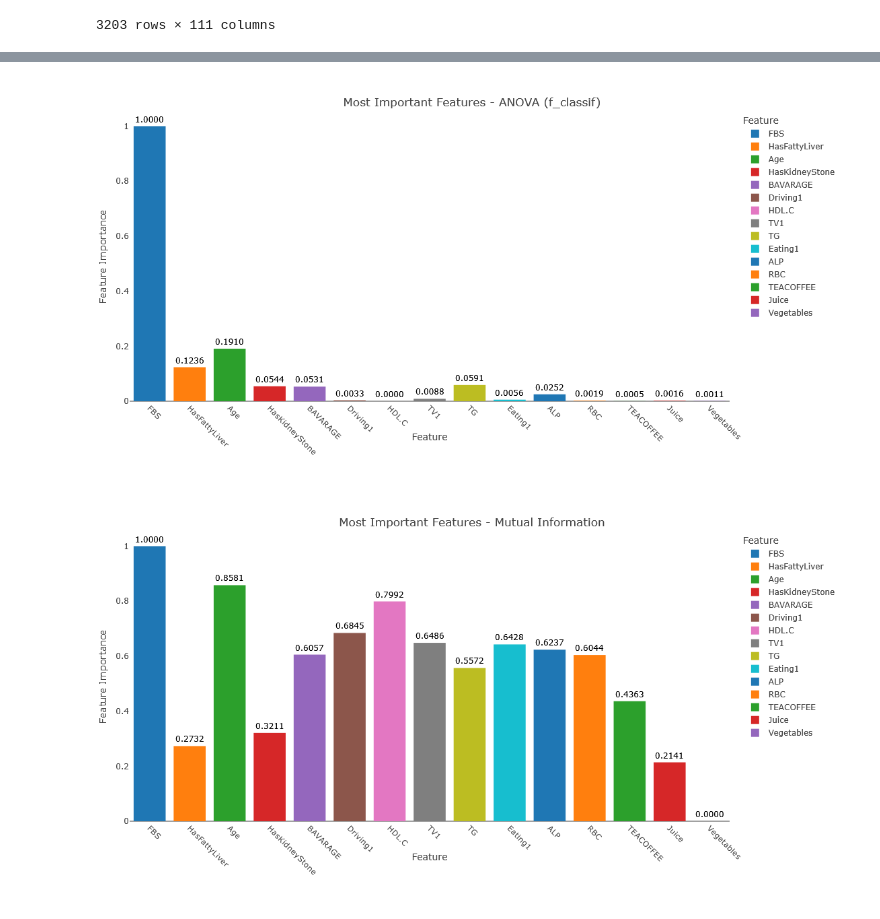
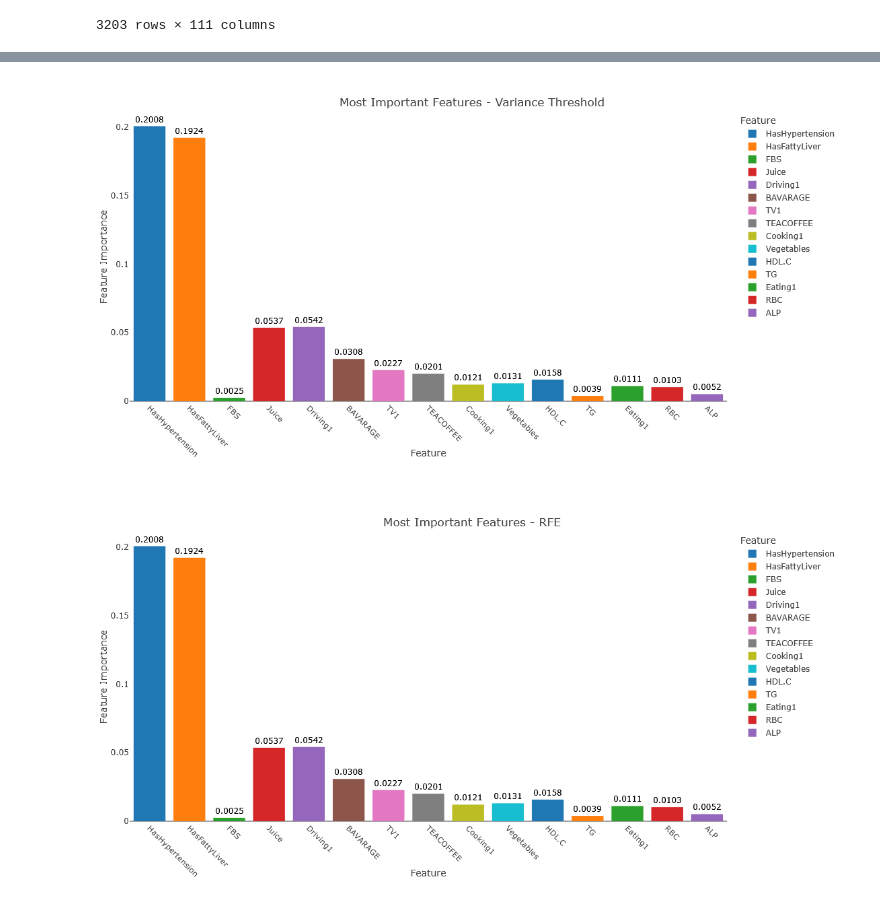
Before and after one commit to salehnasab/FeatureSelection, a Jupyter notebook: DMPrediction-FS.ipynb, the cells around one changed output, grey strips where cells are left out. Drawn from its saved outputs; the diff is of its cells as text; code cells hidden in the pictures.

```diff
--- a/DMPrediction-FS.ipynb
+++ b/DMPrediction-FS.ipynb
@@ -392,28 +384,15 @@ import kaleido
 # %%
 # Define feature selection methods
 methods = {
-    'ANOVA (f_classif)': SelectKBest(score_func=f_classif, k='all'),
-    'Mutual Information': SelectKBest(score_func=mutual_info_classif, k='all'),
-    'Chi-Square Test': SelectKBest(score_func=chi2, k='all'),
     'Variance Threshold': VarianceThreshold(),
     'RFE': RFE(estimator=LogisticRegression(), n_features_to_select=5),
     'Lasso (L1)': SelectFromModel(LassoCV(), max_features=5),
     'SelectFromModel (Random Forest)': SelectFromModel(RandomForestClassifier(random_state=42), max_features=5),
     'Extra Trees Classifier': ExtraTreesClassifier(random_state=42),
     'Boruta': BorutaPy(RandomForestClassifier(n_jobs=-1, max_depth=5), n_estimators='auto', random_state=42),
-    'Forward Selection': 'forward',  # Placeholder
-    'Backward Elimination': 'backward',  # Placeholder
     'LightGBM': SelectFromModel(lgb.LGBMClassifier(), max_features=5),
     'Embedded (Decision Tree)': SelectFromModel(DecisionTreeClassifier(), max_features=5)
 }
-# Placeholder for forward and backward selection (you would need to implement them)
-def forward_selection(X_train, y_train):
-    # Implement forward selection logic
-    pass
-
-def backward_elimination(X_train, y_train):
-    # Implement backward elimination logic
-    pass
 
 # Store the results
 results = {}
@@ -442,10 +421,6 @@ for method_name, method in methods.items():
     elif method_name == 'Boruta':
         method.fit(X_train.values, y_train.values)
         selected_features = np.argsort(method.support_)[::-1]
-    elif method_name == 'Forward Selection':
-        selected_features = forward_selection(X_train, y_train)  # Implement forward selection
-    elif method_name == 'Backward Elimination':
-        selected_features = backward_elimination(X_train, y_train)  # Implement backward elimination
     elif isinstance(method, SelectFromModel):
         method.fit(X_train, y_train)
         selected_features = np.argsort(method.get_support())[::-1]
@@ -670,33 +748,33 @@ for method in importance_melted['Feature Selection Method'].unique():
 
     # Add annotations for each bar with the importance value
     for i, row in method_data.iterrows():
         fig_importance.add_annotation(
             x=row['Feature'],
             y=row['Importance'],
             text=f"{row['Importance']:.4f}",  # Format to 4 decimal places
             showarrow=False,
             font=dict(size=12, color='black'),
             align="center",
             yanchor="bottom"  # Corrected from "verticalalignment"
         )
 
     # Update plot layout for better presentation
     fig_importance.update_layout(
         legend_title="Feature",
         xaxis_title="Feature",
         yaxis_title="Feature Importance",
         xaxis={'tickangle': 45, 'showgrid': False},  # Rotate feature labels for readability
         yaxis={'showgrid': True, 'gridcolor': 'rgba(255, 255, 255, 0.3)'},  # Add gridlines
         plot_bgcolor='rgba(0,0,0,0)',  # Make background transparent
         margin=dict(t=50, b=120, l=50, r=50),  # Adjust margins
         title_x=0.5,  # Center the title
         title_y=0.95,  # Move title to top
     )
 
     # Show the plot for the current method
     fig_importance.show()
     title=str(f'Most Important Features - {method}')
-    #fig_importance.write_image("Images/"+title + ".png", scale=6)
+    fig_importance.write_image("Images/"+title + ".png", scale=6)
 # %% [output]
-[figure, old version]
+[figure, new version]
-[figure, old version]
+[figure, new version]
```
Also changed, not shown: parts of 37 cells of this notebook.
